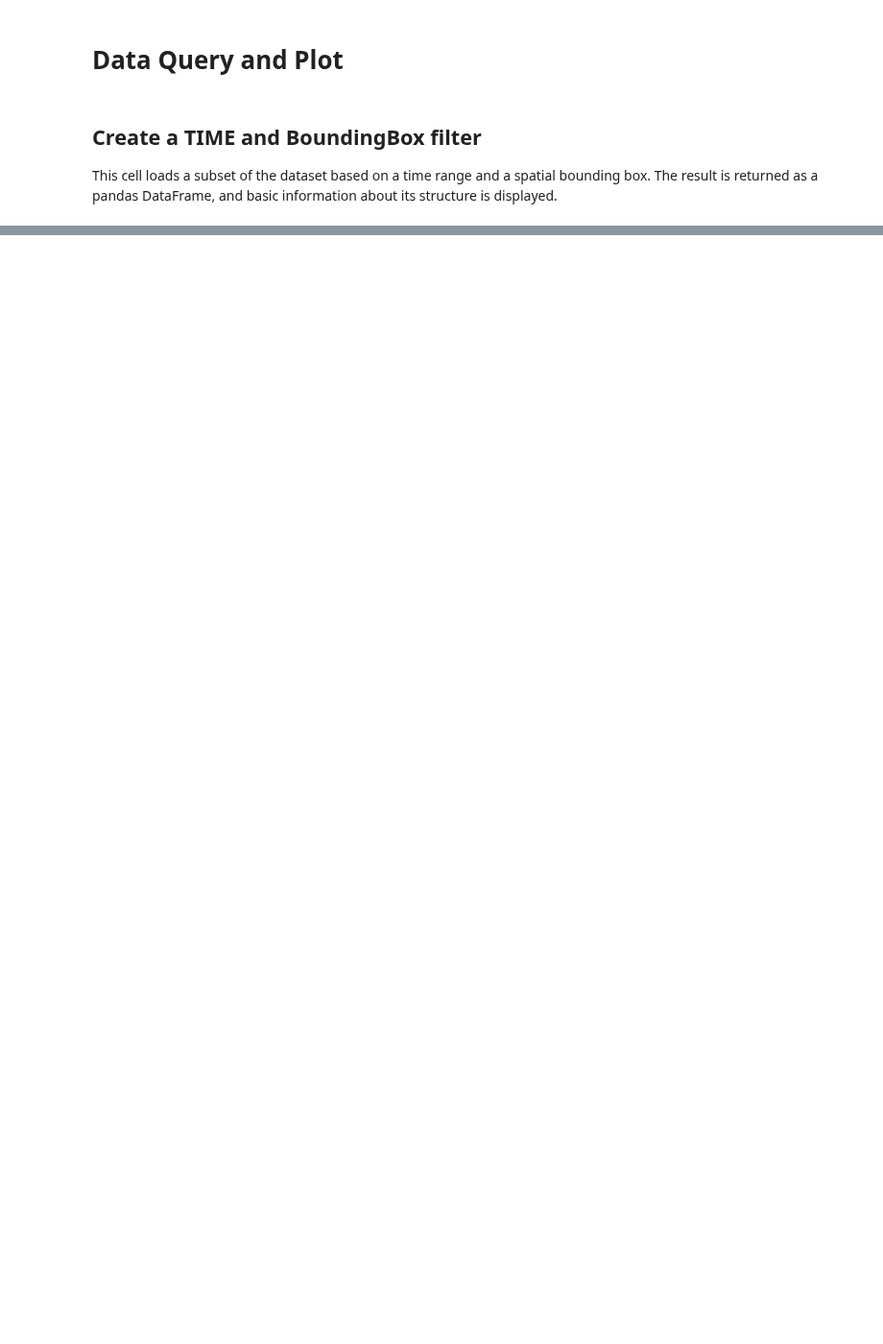
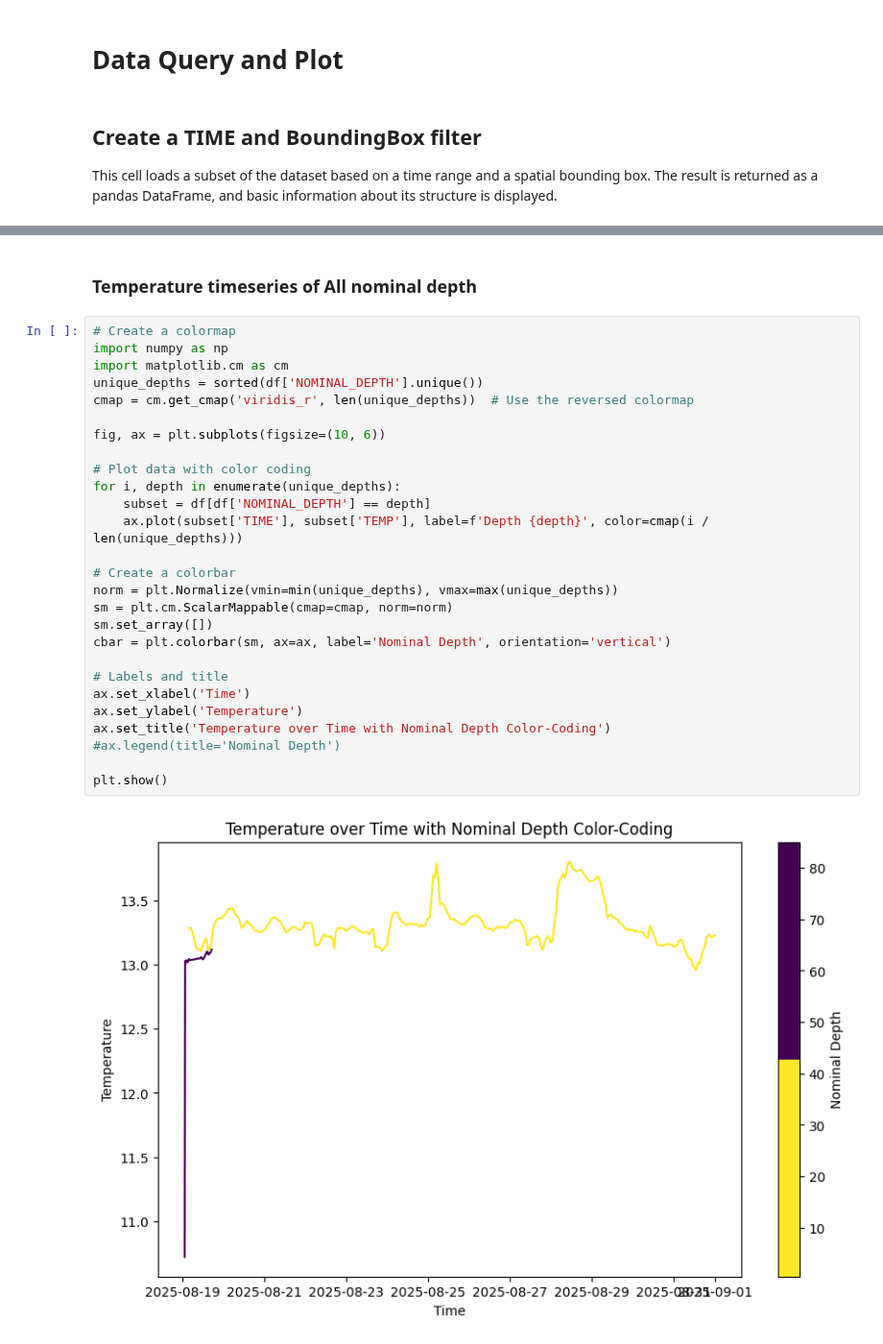
Before and after one commit to aodn/aodn_cloud_optimised, a Jupyter notebook: notebooks/mooring_timeseries_realtime_qc.ipynb, the cells around one changed output, grey strips where cells are left out. Shown at 96% size. Drawn from its saved outputs; the diff is of its cells as text; blank space fills up the shorter version.

```diff
--- a/notebooks/mooring_timeseries_realtime_qc.ipynb
+++ b/notebooks/mooring_timeseries_realtime_qc.ipynb
@@ -112,0 +191,31 @@ df.info()
+# %% [markdown]
+### Temperature timeseries of All nominal depth
+# %%
+# Create a colormap
+import numpy as np
+import matplotlib.cm as cm
+unique_depths = sorted(df['NOMINAL_DEPTH'].unique())
+cmap = cm.get_cmap('viridis_r', len(unique_depths))  # Use the reversed colormap
+
+fig, ax = plt.subplots(figsize=(10, 6))
+
+# Plot data with color coding
+for i, depth in enumerate(unique_depths):
+    subset = df[df['NOMINAL_DEPTH'] == depth]
+    ax.plot(subset['TIME'], subset['TEMP'], label=f'Depth {depth}', color=cmap(i / len(unique_depths)))
+
+# Create a colorbar
+norm = plt.Normalize(vmin=min(unique_depths), vmax=max(unique_depths))
+sm = plt.cm.ScalarMappable(cmap=cmap, norm=norm)
+sm.set_array([])
+cbar = plt.colorbar(sm, ax=ax, label='Nominal Depth', orientation='vertical')
+
+# Labels and title
+ax.set_xlabel('Time')
+ax.set_ylabel('Temperature')
+ax.set_title('Temperature over Time with Nominal Depth Color-Coding')
+#ax.legend(title='Nominal Depth')
+
+plt.show()
+# %% [output]
+[figure, added]
```
Also changed, not shown: parts of 14 cells of this notebook, 1 other file.
